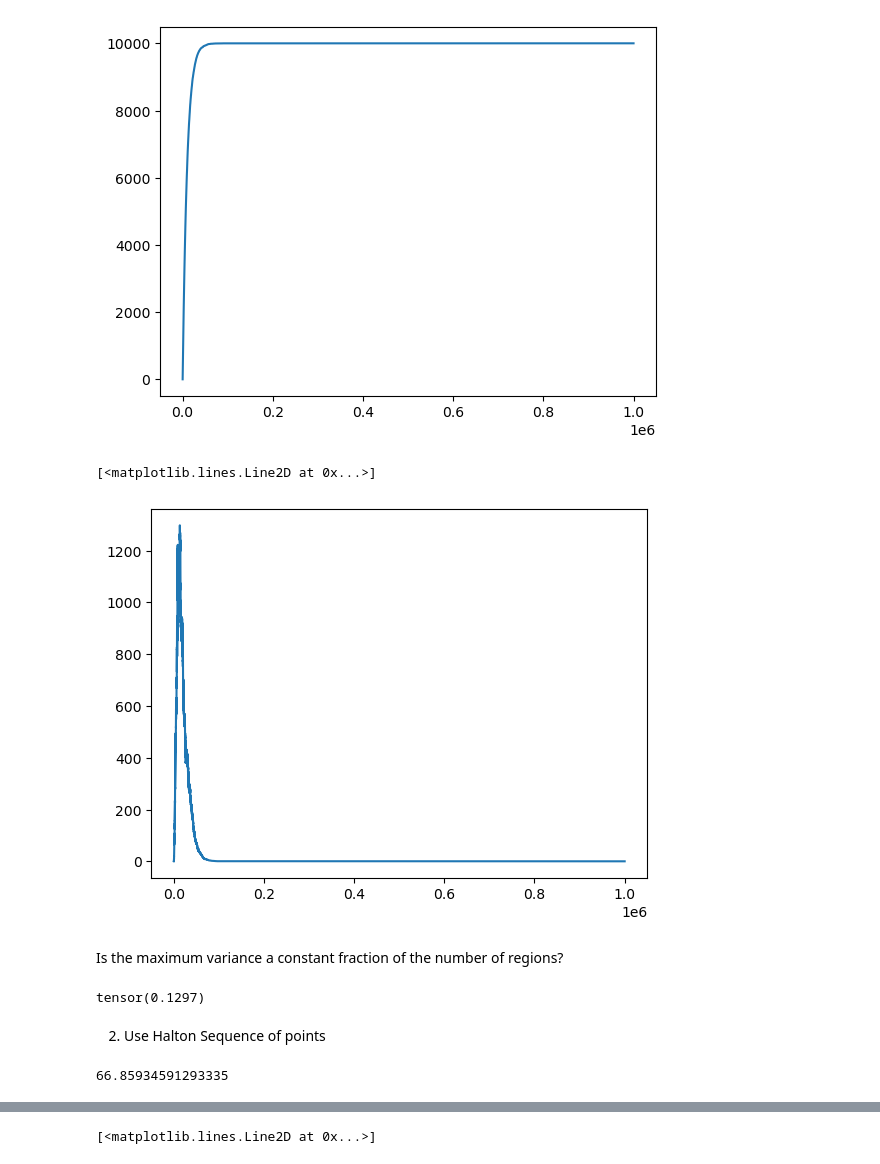
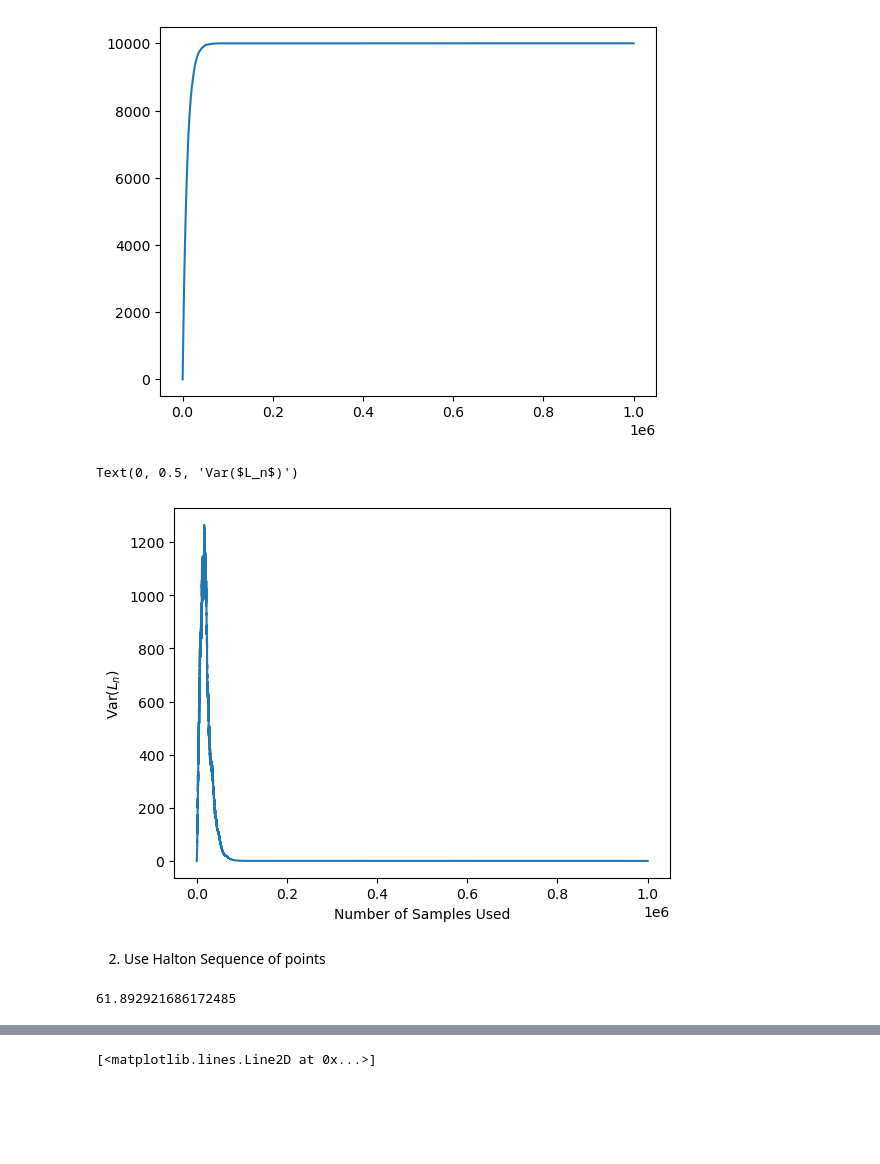
Before and after one commit to Gautam-Chauhan/MSc-Thesis, a Jupyter notebook: iid_uniform_code.ipynb, the cells around one changed output, grey strips where cells are left out. Cells and saved outputs as stored; diff of their text form; code cells hidden in the pictures; blank space fills up the shorter version.

```diff
--- a/iid_uniform_code.ipynb
+++ b/iid_uniform_code.ipynb
@@ -1512,15 +1512,11 @@ variances = torch.var(unique_counts.float(),axis=0)
 # %%
 x = np.arange(1000000)
 plt.plot(x,variances[:1000000])
+plt.xlabel("Number of Samples Used")
+plt.ylabel(r"Var($L_n$)")
 # %% [output]
-[<matplotlib.lines.Line2D at 0x...>]
+Text(0, 0.5, 'Var($L_n$)')
-[figure, old version]
+[figure, new version]
-# %% [markdown]
-Is the maximum variance a constant fraction of the number of regions?
-# %%
-print(torch.max(variances)/10000)
-# %% [output]
-tensor(0.1297)
 # %% [markdown]
 2. Use Halton Sequence of points
 # %%
@@ -1548,11 +1544,11 @@ upper_bounds = np.full(dimensions,1)
 
 model = MLP_2(dimensions,neurons_per_hidden,custom_weights,custom_biases)
 start_time = time.time()
-unique_counts, samples_by_region = region_count_2(input_points,model,return_samples=False)
+halton_unique_counts, samples_by_region = region_count_2(input_points,model,return_samples=False)
 end_time = time.time()
 print(end_time - start_time)
 # %% [output]
-66.85934591293335
+61.892921686172485
 # %%
 x = np.arange(1000000)
 plt.plot(x,unique_counts[0,:])
```
Also changed, not shown: parts of 20 cells of this notebook, 2 other files.
